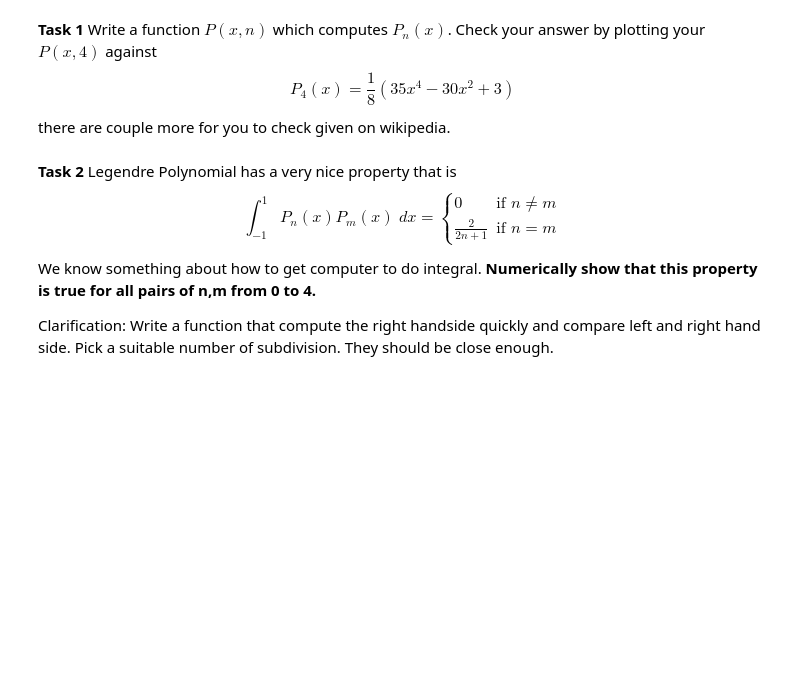
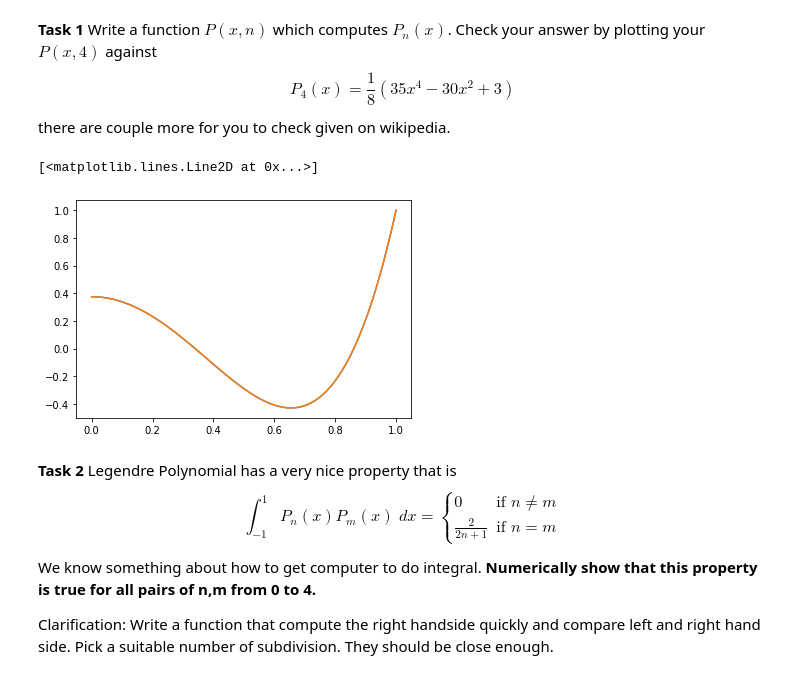
Before and after one commit to sirinnear/num-meth, a Jupyter notebook: Midterm/Midterm-2017/Midterm T1 2017-Blank.ipynb, the cells around one changed output. Saved outputs shown, nothing was run; the diff lists cells and outputs as text; code cells hidden in the pictures; blank space fills up the shorter version.

```diff
--- a/Midterm/Midterm-2017/Midterm T1 2017-Blank.ipynb
+++ b/Midterm/Midterm-2017/Midterm T1 2017-Blank.ipynb
@@ -104,6 +104,22 @@ $$
 **Task 1** Write a function $P(x, n)$ which computes $P_n(x)$. Check your answer by plotting your $P(x, 4)$ against
 $$P_4(x) = \frac{1}{8}(35x^4-30x^2+3)$$
 there are couple more for you to check given on wikipedia.
+# %%
+def leg_poly(x, n):
+    if (n == 0):
+        return 1
+    if (n == 1):
+        return x
+    return (1/n)*((2*n-1)*x*leg_poly(x, n-1) - (n-1)*leg_poly(x, n-2))
+
+x = np.linspace(0, 1, 100)
+y = leg_poly(x, 4)
+
+plt.plot(x, y)
+plt.plot(x, (1/8)*(35*x**4 - 30*x**2 + 3))
+# %% [output]
+[<matplotlib.lines.Line2D at 0x...>]
+[figure, added]
 # %% [markdown]
 **Task 2** Legendre Polynomial has a very nice property that is
 $$
```
Also changed, not shown: parts of 2 cells of this notebook.
